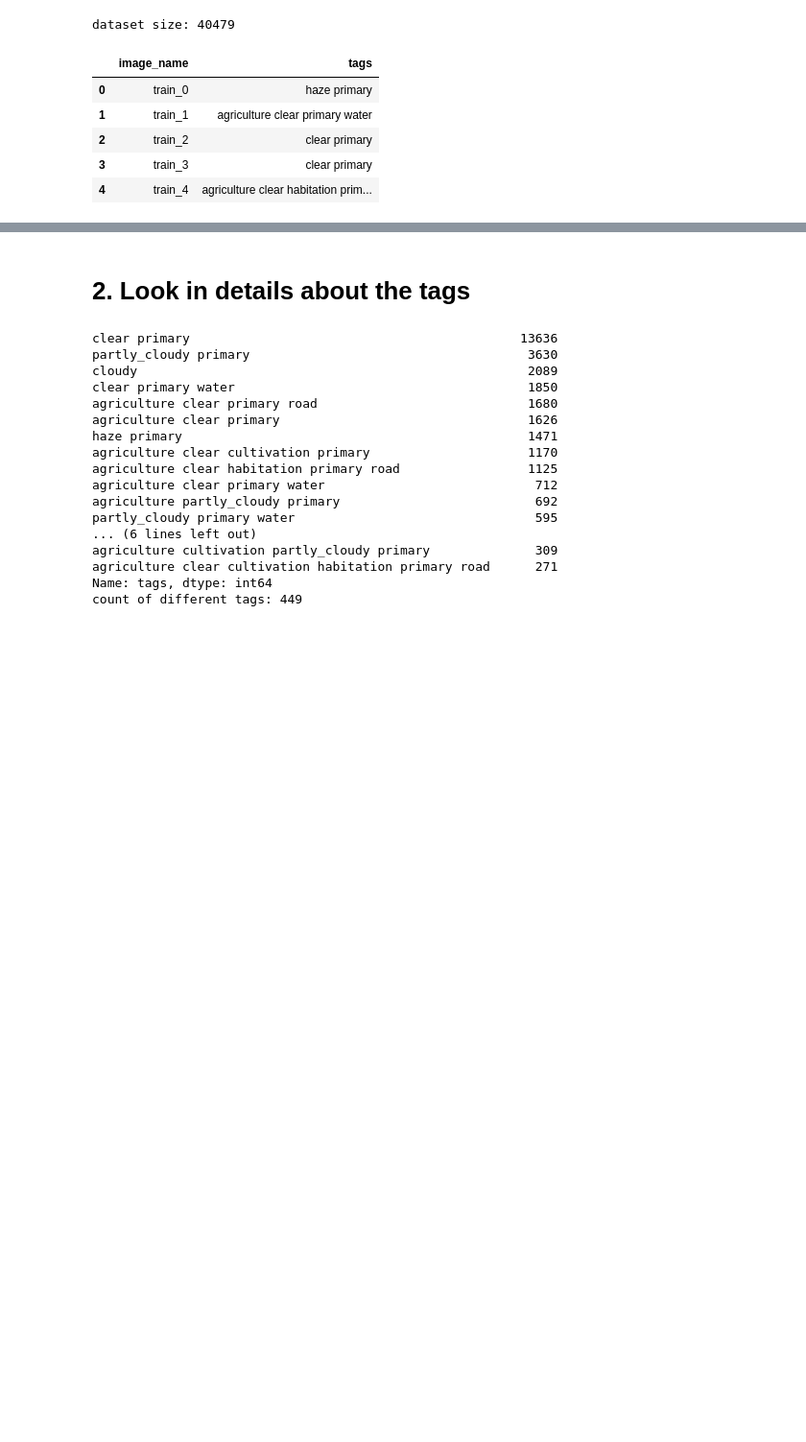
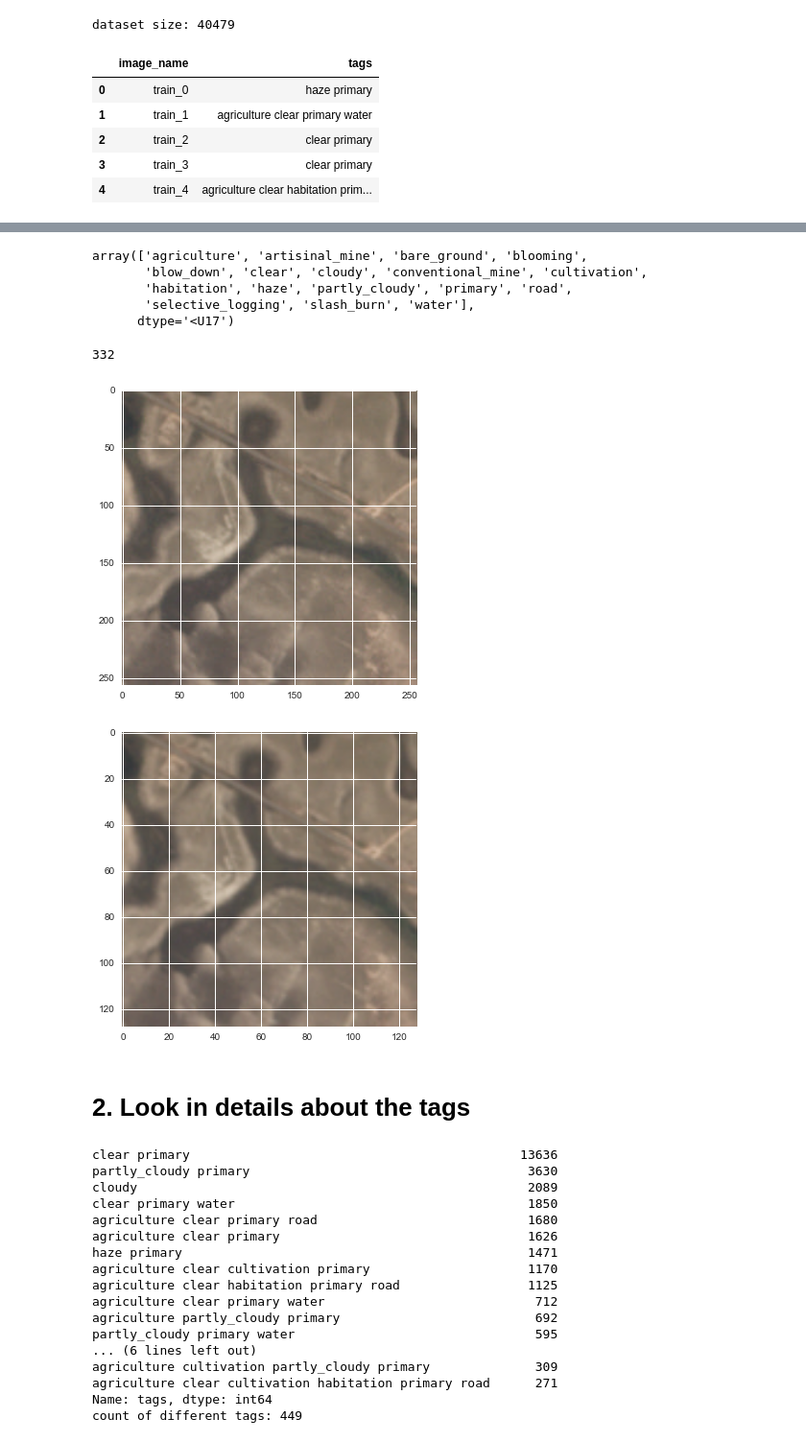
Before and after one commit to LingyuMa/kaggle_planet, a Jupyter notebook: notebooks/1.0-LM-data-exploration.ipynb, the cells around one changed output, grey strips where cells are left out. Shown at 96% size. Drawn from its saved outputs; the diff is of its cells as text; code cells hidden in the pictures; blank space fills up the shorter version.

```diff
--- a/notebooks/1.0-LM-data-exploration.ipynb
+++ b/notebooks/1.0-LM-data-exploration.ipynb
@@ -32 +32,4 @@ print("image dimensiotn({})".format(sample_image.shape))
 image dimensiotn((256, 256, 3))
+# %%
+train_df_separate = train_df.copy()
+train_df_separate.tags = train_df_separate.tags.apply(lambda x: x.split(' '))
@@ -33,3 +45,33 @@ image dimensiotn((256, 256, 3))
+# %%
+labels_images = {}
+unique_tags = np.unique(np.hstack(train_df_separate.tags.values))
+for i in range(train_df_separate.shape[0]):
+    for tag in train_df_separate.at[i, 'tags']:
+        if tag not in labels_images:
+            labels_images[tag] = [train_df_separate.at[i, 'image_name']]
+            continue
+        labels_images[tag].append(train_df_separate.at[i, 'image_name'])
+unique_tags
+# %% [output]
+array(['agriculture', 'artisinal_mine', 'bare_ground', 'blooming',
+       'blow_down', 'clear', 'cloudy', 'conventional_mine', 'cultivation',
+       'habitation', 'haze', 'partly_cloudy', 'primary', 'road',
+       'selective_logging', 'slash_burn', 'water'],
+      dtype='<U17')
+# %%
+len(labels_images['blooming'])
+# %% [output]
+332
+# %%
+sample_image = io.imread(os.path.join(train_jpg_path, labels_images['bare_ground'][20]) + '.jpg')
+sample_image_resize = resize(sample_image, (128, 128))
+plt.imshow(sample_image)
+plt.show()
+plt.imshow(sample_image_resize)
+plt.show()
+# %% [output]
+[figure, added]
+[figure, added]
 # %% [markdown]
 # 2. Look in details about the tags
 # %%
```
Also changed, not shown: parts of 3 cells of this notebook.
